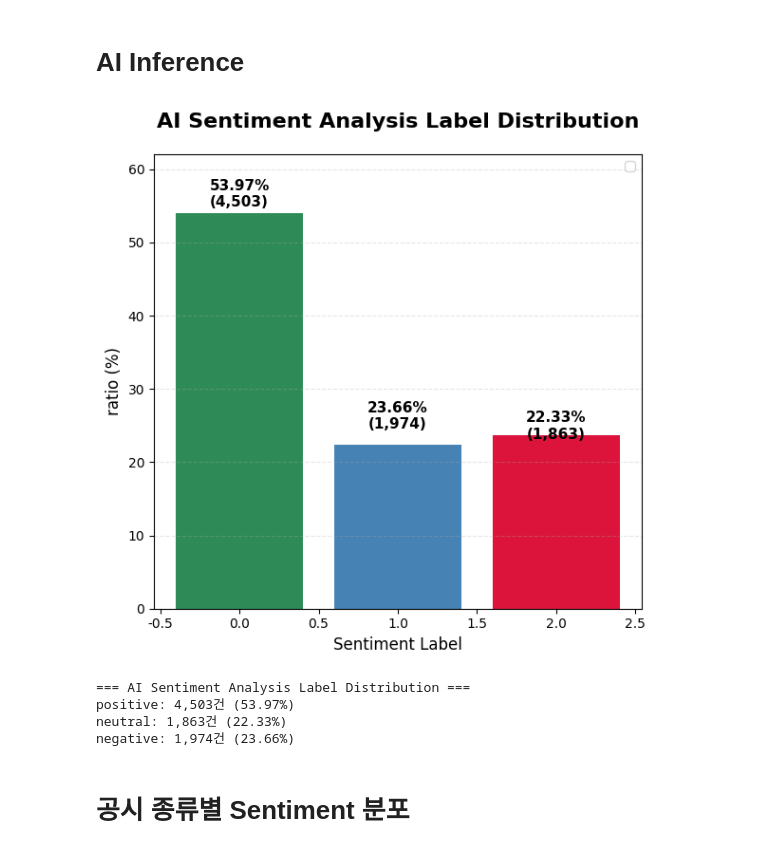
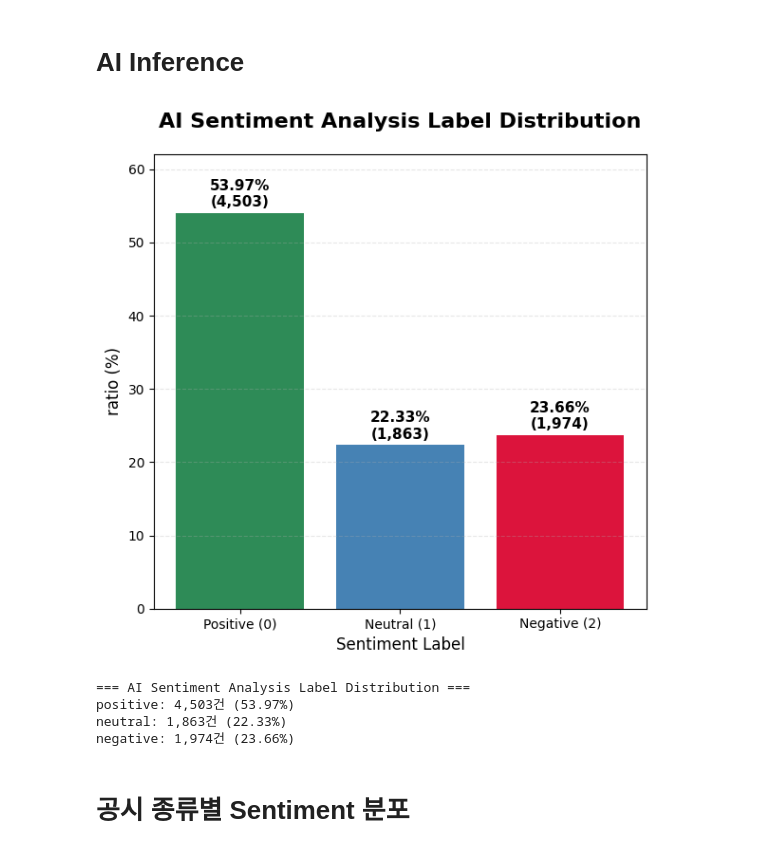
Before and after one commit to antaechan/dart-sentiment-analysis, a Jupyter notebook: analysis/eda_gpt_abn_return.ipynb, the cells around one changed output. Drawn from its saved outputs; the diff is of its cells as text; code cells hidden in the pictures.

```diff
--- a/analysis/eda_gpt_abn_return.ipynb
+++ b/analysis/eda_gpt_abn_return.ipynb
@@ -593,45 +571,49 @@ calculate_return_statistics_by_category(df_with_returns, ret_columns)[["ret_60m_
 plt.figure(figsize=(6, 6))
 
 # label 비율 계산
-label_counts = df_with_returns['label'].value_counts()
+label_counts = df_with_returns['label'].value_counts().sort_index()
 label_ratios = (label_counts / len(df_with_returns) * 100).round(2)
 
+# 색상 매핑 (라벨 순서에 맞게)
+colors = ['#2E8B57', '#4682B4', '#DC143C']  # 0: positive(초록), 1: neutral(파랑), 2: negative(빨강)
+
 # 막대 그래프 생성
-bars = plt.bar(label_ratios.index, label_ratios.values,
-               color=['#2E8B57', '#DC143C', '#4682B4'])  # positive: 초록, negative: 빨강, neutral: 파랑
+bars = plt.bar(range(len(label_ratios)), label_ratios.values, color=colors)
 
 # 막대 위에 비율 표시
 for i, (label, ratio) in enumerate(zip(label_ratios.index, label_ratios.values)):
     plt.text(i, ratio + 0.5, f'{ratio}%\n({label_counts[label]:,})',
              ha='center', va='bottom', fontsize=11, fontweight='bold')
 
 plt.title('AI Sentiment Analysis Label Distribution', fontsize=16, fontweight='bold', pad=20)
 plt.xlabel('Sentiment Label', fontsize=12)
 plt.ylabel('ratio (%)', fontsize=12)
 plt.ylim(0, max(label_ratios.values) * 1.15)
 
+# x축 라벨 설정
+label_names = ['Positive (0)', 'Neutral (1)', 'Negative (2)']
+plt.xticks(range(len(label_ratios)), label_names)
+
 # 격자 추가
 plt.grid(axis='y', alpha=0.3, linestyle='--')
-plt.legend()
 
 plt.tight_layout()
 plt.show()
 
 print("=== AI Sentiment Analysis Label Distribution ===")
 label_map = {
     0: "positive",
     1: "neutral",
     2: "negative"
 }
 
-
 for label in [0, 1, 2]:
     if label in label_counts:
         count = label_counts[label]
         ratio = label_ratios[label]
         print(f"{label_map[label]}: {count:,}건 ({ratio}%)")
 # %% [output]
-[figure, old version]
+[figure, new version]
 === AI Sentiment Analysis Label Distribution ===
 positive: 4,503건 (53.97%)
 neutral: 1,863건 (22.33%)
```
Also changed, not shown: parts of 3 cells of this notebook, 4 other files.
